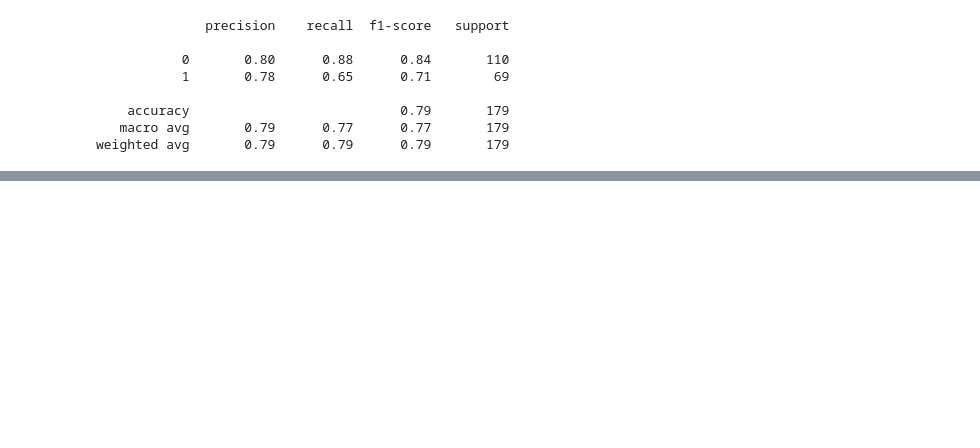
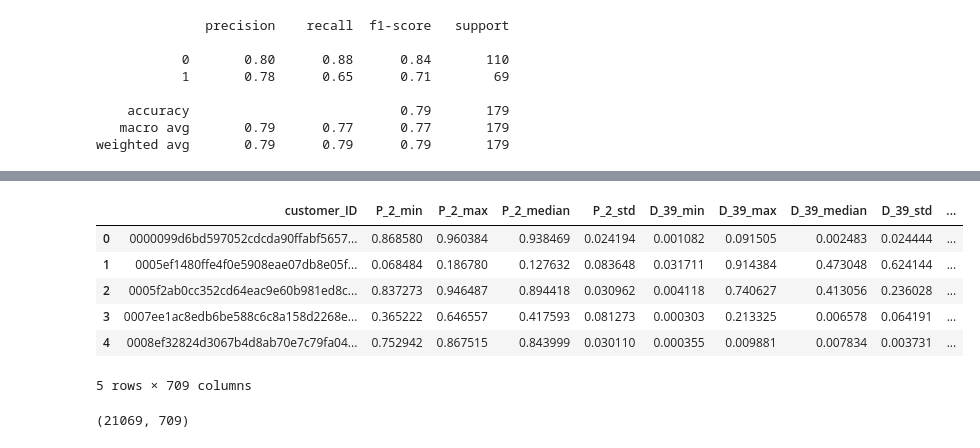
Before and after one commit to We-Need-More-RAM/amex_default_prediction, a Jupyter notebook: notebooks/ak/boosting.ipynb, the cells around one changed output, grey strips where cells are left out. Cells and saved outputs as stored; diff of their text form; code cells hidden in the pictures; blank space fills up the shorter version.

```diff
--- a/notebooks/ak/boosting.ipynb
+++ b/notebooks/ak/boosting.ipynb
@@ -220,0 +288,2 @@ XGBClassifier(base_score=0.5, booster='gbtree', callbacks=None,
+# %%
+X = pd.DataFrame({'customer_ID': df['customer_ID'].unique()})
@@ -220,0 +299,3 @@ XGBClassifier(base_score=0.5, booster='gbtree', callbacks=None,
+# %%
+for col in categorical_columns:
+    print(f'{col}')
@@ -220,0 +314,28 @@ XGBClassifier(base_score=0.5, booster='gbtree', callbacks=None,
+# %%
+for col in numerical_columns:
+    mini = df.groupby('customer_ID')[col].min()
+    maxi = df.groupby('customer_ID')[col].max()
+    med = df.groupby('customer_ID')[col].median()
+    std = df.groupby('customer_ID')[col].std()
+
+    stats = pd.DataFrame({f'{col}_min': mini, f'{col}_max': maxi,
+                       f'{col}_median': med, f'{col}_std': std})
+
+    stats.reset_index(drop=True, inplace=True)
+    X.reset_index(drop=True, inplace=True)
+
+    X = pd.concat([X, stats], axis=1)
+# %%
+X.head()
+# %% [output]
+|  | customer_ID | P_2_min | P_2_max | P_2_median | P_2_std | D_39_min | D_39_max | D_39_median | D_39_std | ... |
+| 0 | 0000099d6bd597052cdcda90ffabf5657... | 0.868580 | 0.960384 | 0.938469 | 0.024194 | 0.001082 | 0.091505 | 0.002483 | 0.024444 | ... |
+| 1 | 0005ef1480ffe4f0e5908eae07db8e05f... | 0.068484 | 0.186780 | 0.127632 | 0.083648 | 0.031711 | 0.914384 | 0.473048 | 0.624144 | ... |
+| 2 | 0005f2ab0cc352cd64eac9e60b981ed8c... | 0.837273 | 0.946487 | 0.894418 | 0.030962 | 0.004118 | 0.740627 | 0.413056 | 0.236028 | ... |
+| 3 | 0007ee1ac8edb6be588c6c8a158d2268e... | 0.365222 | 0.646557 | 0.417593 | 0.081273 | 0.000303 | 0.213325 | 0.006578 | 0.064191 | ... |
+| 4 | 0008ef32824d3067b4d8ab70e7c79fa04... | 0.752942 | 0.867515 | 0.843999 | 0.030110 | 0.000355 | 0.009881 | 0.007834 | 0.003731 | ... |
+5 rows × 709 columns
+# %%
+X.shape
+# %% [output]
+(21069, 709)
```
Also changed, not shown: parts of 24 cells of this notebook.
